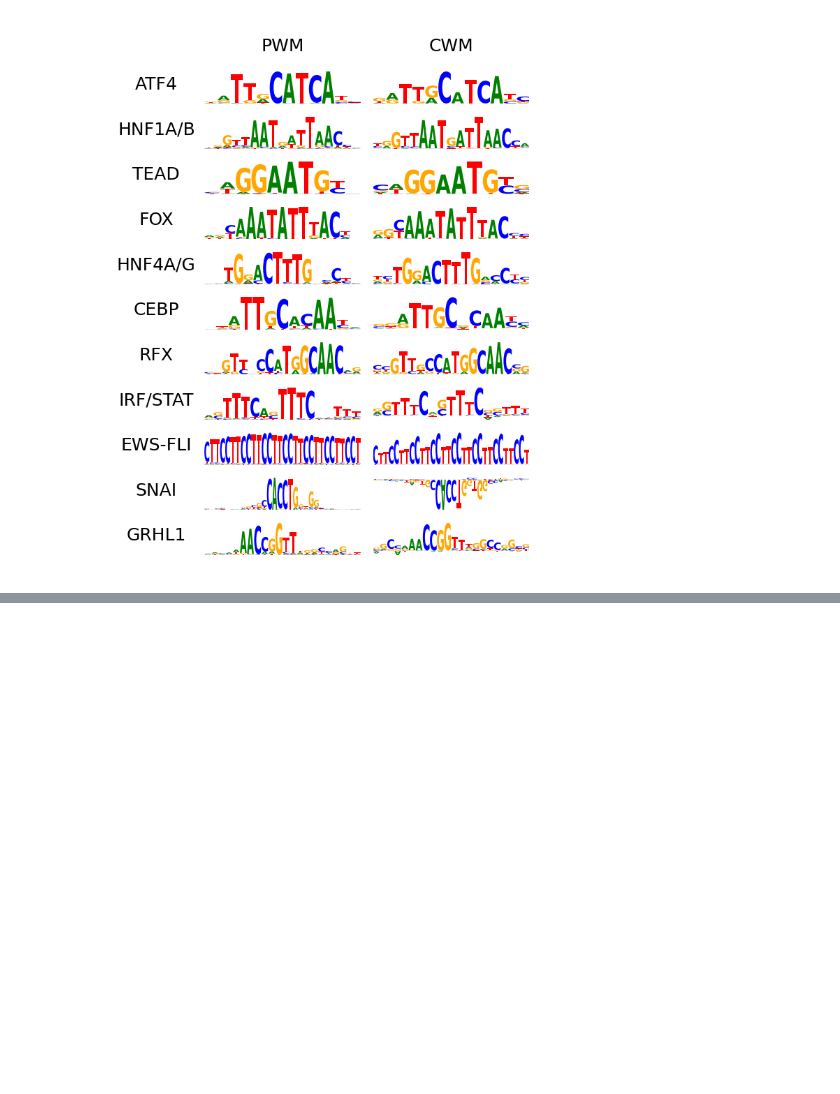
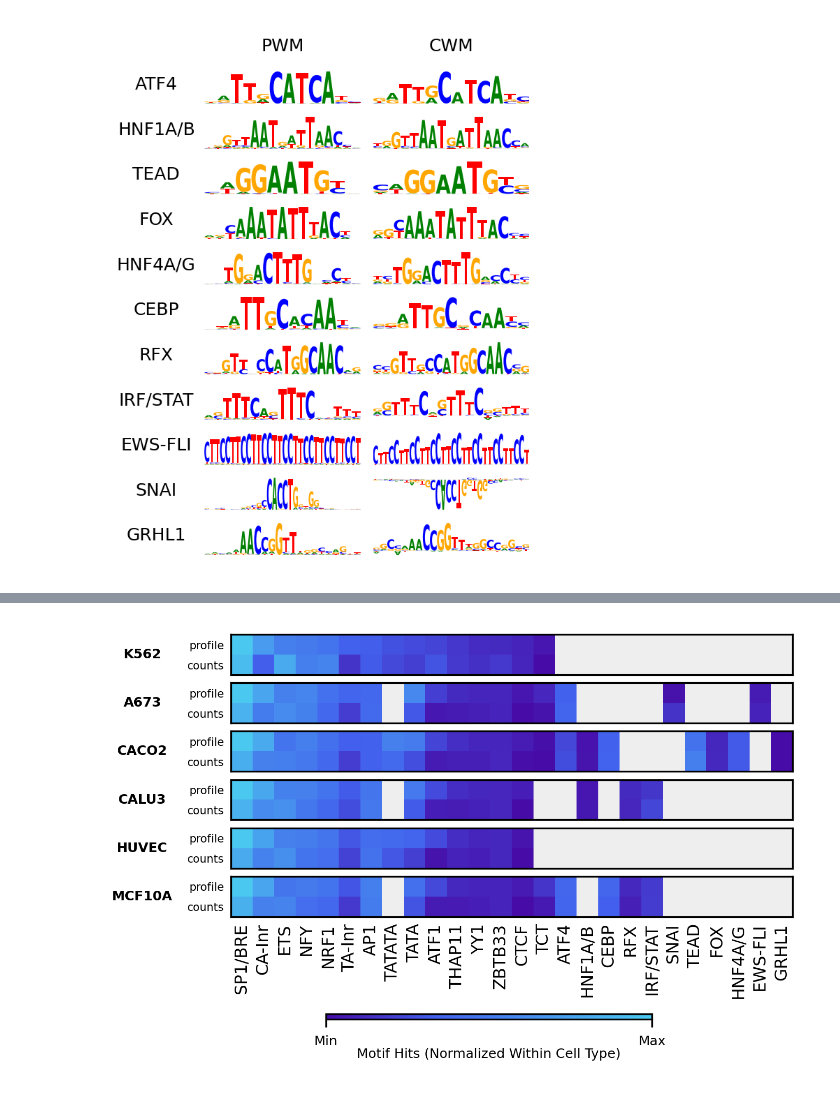
Before and after one commit to kundajelab/ProCapNet, a Jupyter notebook: src/figure_notebooks/FigS8_modisco_results_across_cell_types.ipynb, the cells around one changed output, grey strips where cells are left out. Drawn from its saved outputs; the diff is of its cells as text; code cells hidden in the pictures; blank space fills up the shorter version.

```diff
--- a/src/figure_notebooks/FigS8_modisco_results_across_cell_types.ipynb
+++ b/src/figure_notebooks/FigS8_modisco_results_across_cell_types.ipynb
@@ -289,0 +730,81 @@ plot_modisco_hits_all_cell_types(all_motif_hit_counts, motif_names,
+# %%
+import matplotlib as mpl
+
+def plot_modisco_hits_all_cell_types_wide(all_motif_hit_counts,
+                                     motif_names = motif_names,
+                                     save_path=None):
+    num_motifs = len(motif_names)
+    tasks = ["profile", "counts"]
+
+    cmap = get_continuous_cmap(["#480CA8", "#4361EE", "#4895EF", "#4CC9F0"])
+    cmap.set_bad(color='#EEEEEE')
+
+    # 2 = number of tasks
+    heatmap_data = np.empty((2, len(cell_types), len(motif_names)))
+
+    for task_i, task in enumerate(tasks):
+
+        for cell_i, cell_type in enumerate(cell_types):
+            hit_counts = all_motif_hit_counts[cell_type][task]
+
+            # this will keep the order of motifs the same
+            heatmap_col = [hit_counts[motif_name] for motif_name in motif_names]
+            heatmap_data[task_i, cell_i, :] = np.array(heatmap_col)
+
+    heatmap_data = np.swapaxes(heatmap_data, 0, 1)
+
+    sort_by = np.copy(heatmap_data[0,0,:])
+    for i in range(len(sort_by)):
+        if np.isnan(sort_by[i]):
+            sort_by[i] = np.sum(~ np.isnan(heatmap_data[:,0,i]))
+
+    sort_order = np.argsort(sort_by)[::-1]
+
+    heatmap_data = heatmap_data[:,:, sort_order]
+    motif_names = np.array(motif_names)[sort_order]
+
+    fig, axes = plt.subplots(len(cell_types), figsize=(0.175 * num_motifs, 2.3),
+                             dpi=300, sharex=True)
+
+    for ax_i, cell_type in enumerate(cell_types):
+        ax = axes[ax_i]
+        ax.imshow(np.sqrt(heatmap_data[ax_i]),
+                  aspect = "auto", cmap=cmap)
+
+        ax.set_yticks(np.arange(len(tasks)), tasks,
+                      fontsize=5)
+
+        if ax_i == len(cell_types) - 1:
+            ax.set_xticks(np.arange(len(motif_names)), motif_names,
+                          fontsize=7.5, rotation=90)
+
+        ax.tick_params(length=0, pad=3)
+
+        # add the outer-y-axis-label looking text
+        label_ax = ax.twinx()
+        label_ax.spines[:].set_visible(False)
+        label_ax.set_yticks([])
+        label_ax.yaxis.set_label_position('left')
+        label_ax.set_ylabel(cell_type, fontsize=6, labelpad=40,
+                            rotation=0, y=0.35, weight="bold")
+
+
+    cb_ax = fig.add_axes([0.256, -0.17, 0.45, 0.014])
+
+    norm = mpl.colors.Normalize(vmin=0,vmax=1)
+    sm = plt.cm.ScalarMappable(cmap=cmap, norm=norm)
+    sm.set_array([])
+    cbar = fig.colorbar(sm, ticks=(0,1), orientation="horizontal", cax=cb_ax)
+    cbar.set_ticklabels(["Min", "Max"], fontsize=6)
+    cbar.set_label("Motif Hits (Normalized Within Cell Type)", fontsize=6, labelpad=0)
+
+    if save_path is not None:
+        plt.savefig(save_path, bbox_inches = 'tight', pad_inches = 0.05, dpi = 300)
+    else:
+        plt.show()
+
+
+plot_modisco_hits_all_cell_types_wide(all_motif_hit_counts, motif_names,
+                                 save_path = figures_dir + "celltypes_modisco_hitcounts_wide.png")
+# %% [output]
+[figure, added]
```
Also changed, not shown: parts of 13 cells of this notebook, 5 other files.
